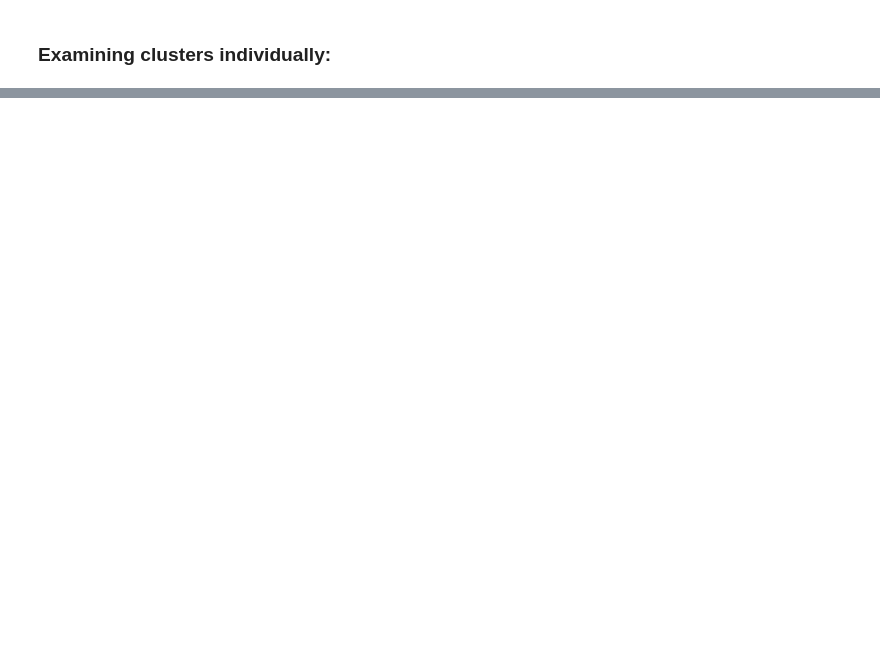
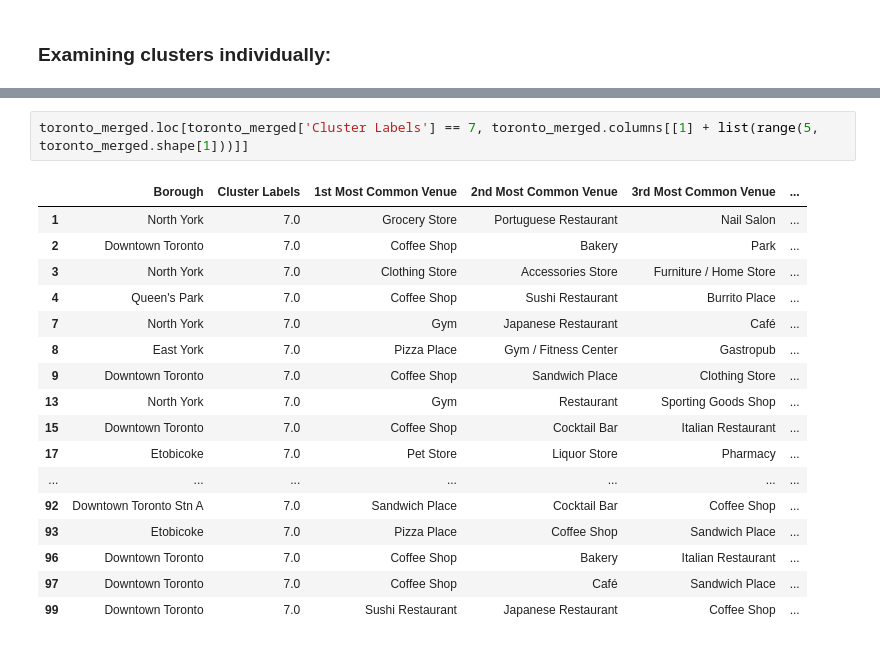
Before and after one commit to virazabal/The-Battle-of-Neighbourhoods, a Jupyter notebook: Segmenting and Clustering Neighborhoods in Toronto.ipynb, the cells around one changed output, grey strips where cells are left out. Saved outputs shown, nothing was run; the diff lists cells and outputs as text; blank space fills up the shorter version.

```diff
--- a/Segmenting and Clustering Neighborhoods in Toronto.ipynb
+++ b/Segmenting and Clustering Neighborhoods in Toronto.ipynb
@@ -390,0 +365,20 @@ toronto_merged.loc[toronto_merged['Cluster Labels'] == 4, toronto_merged.columns
+# %%
+toronto_merged.loc[toronto_merged['Cluster Labels'] == 7, toronto_merged.columns[[1] + list(range(5, toronto_merged.shape[1]))]]
+# %% [output]
+|  | Borough | Cluster Labels | 1st Most Common Venue | 2nd Most Common Venue | 3rd Most Common Venue | ... |
+| 1 | North York | 7.0 | Grocery Store | Portuguese Restaurant | Nail Salon | ... |
+| 2 | Downtown Toronto | 7.0 | Coffee Shop | Bakery | Park | ... |
+| 3 | North York | 7.0 | Clothing Store | Accessories Store | Furniture / Home Store | ... |
+| 4 | Queen's Park | 7.0 | Coffee Shop | Sushi Restaurant | Burrito Place | ... |
+| 7 | North York | 7.0 | Gym | Japanese Restaurant | Café | ... |
+| 8 | East York | 7.0 | Pizza Place | Gym / Fitness Center | Gastropub | ... |
+| 9 | Downtown Toronto | 7.0 | Coffee Shop | Sandwich Place | Clothing Store | ... |
+| 13 | North York | 7.0 | Gym | Restaurant | Sporting Goods Shop | ... |
+| 15 | Downtown Toronto | 7.0 | Coffee Shop | Cocktail Bar | Italian Restaurant | ... |
+| 17 | Etobicoke | 7.0 | Pet Store | Liquor Store | Pharmacy | ... |
+| ... | ... | ... | ... | ... | ... | ... |
+| 92 | Downtown Toronto Stn A | 7.0 | Sandwich Place | Cocktail Bar | Coffee Shop | ... |
+| 93 | Etobicoke | 7.0 | Pizza Place | Coffee Shop | Sandwich Place | ... |
+| 96 | Downtown Toronto | 7.0 | Coffee Shop | Bakery | Italian Restaurant | ... |
+| 97 | Downtown Toronto | 7.0 | Coffee Shop | Café | Sandwich Place | ... |
+| 99 | Downtown Toronto | 7.0 | Sushi Restaurant | Japanese Restaurant | Coffee Shop | ... |
```
Also changed, not shown: parts of 21 cells of this notebook.
